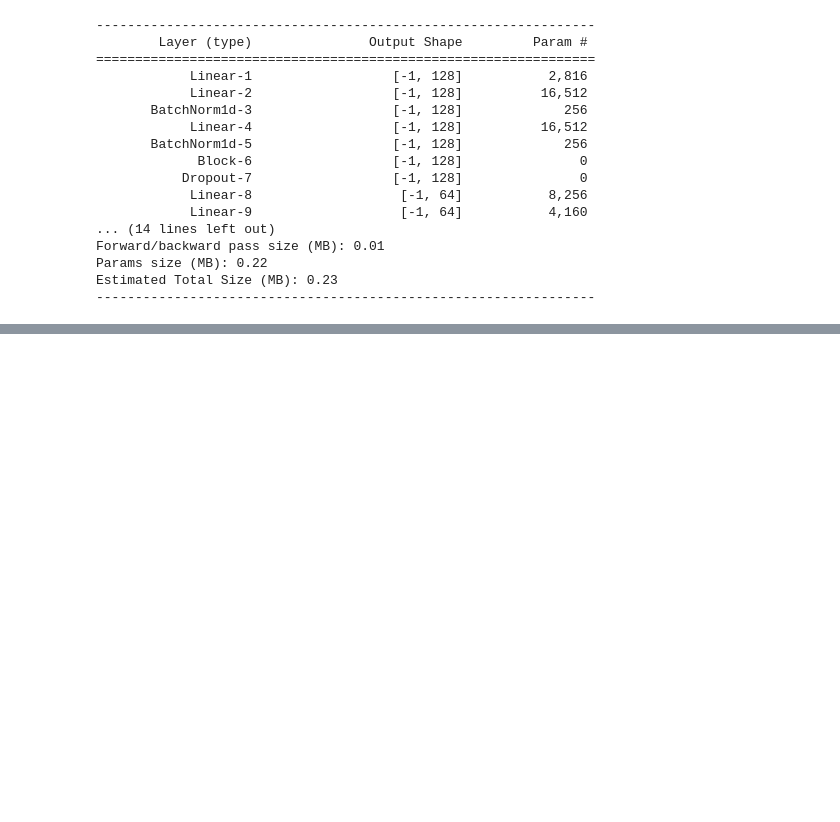
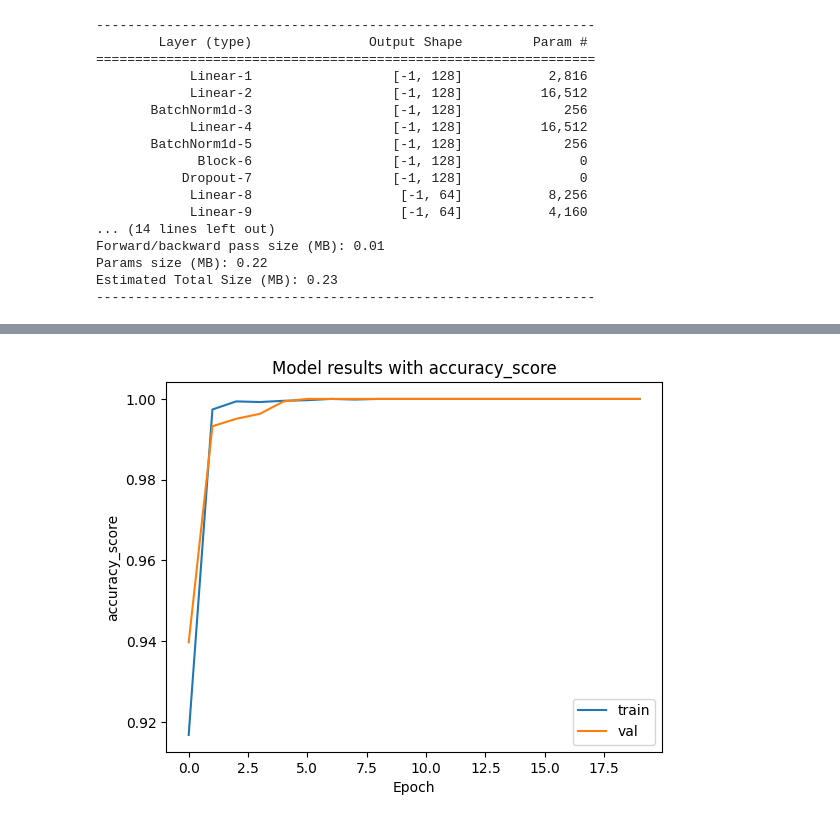
Before and after one commit to HromovAndrey/II_homework_mood_4_part_4_, a Jupyter notebook: notebook7313cda609.ipynb, the cells around one changed output, grey strips where cells are left out. Saved outputs shown, nothing was run; the diff lists cells and outputs as text; code cells hidden in the pictures; blank space fills up the shorter version.

```diff
--- a/notebook7313cda609.ipynb
+++ b/notebook7313cda609.ipynb
@@ -280,0 +312,4 @@ NameError: name 'scheduler' is not defined
+# %%
+plot_metric(history, 'accuracy_score')
+# %% [output]
+[figure, added]
```
Also changed, not shown: parts of 7 cells of this notebook.
